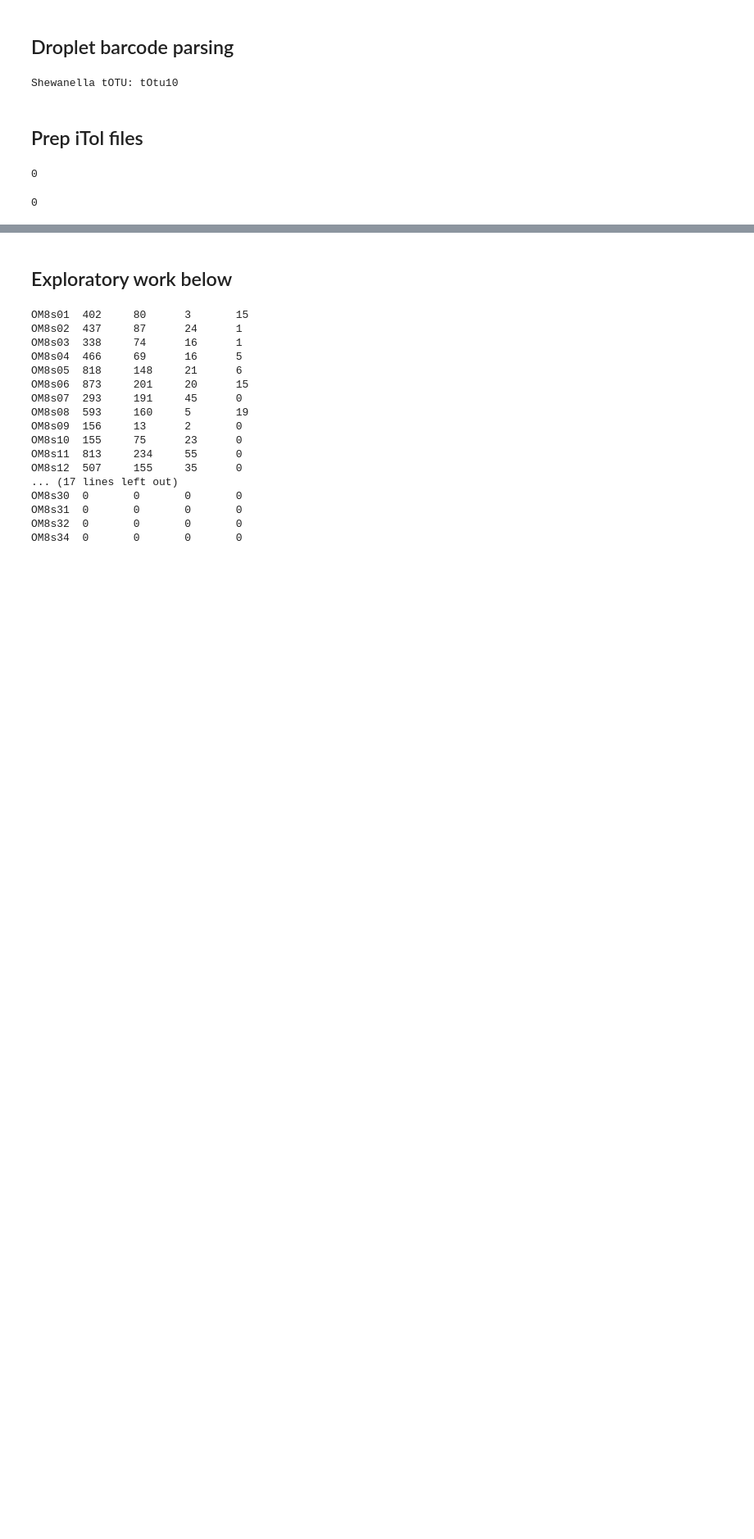
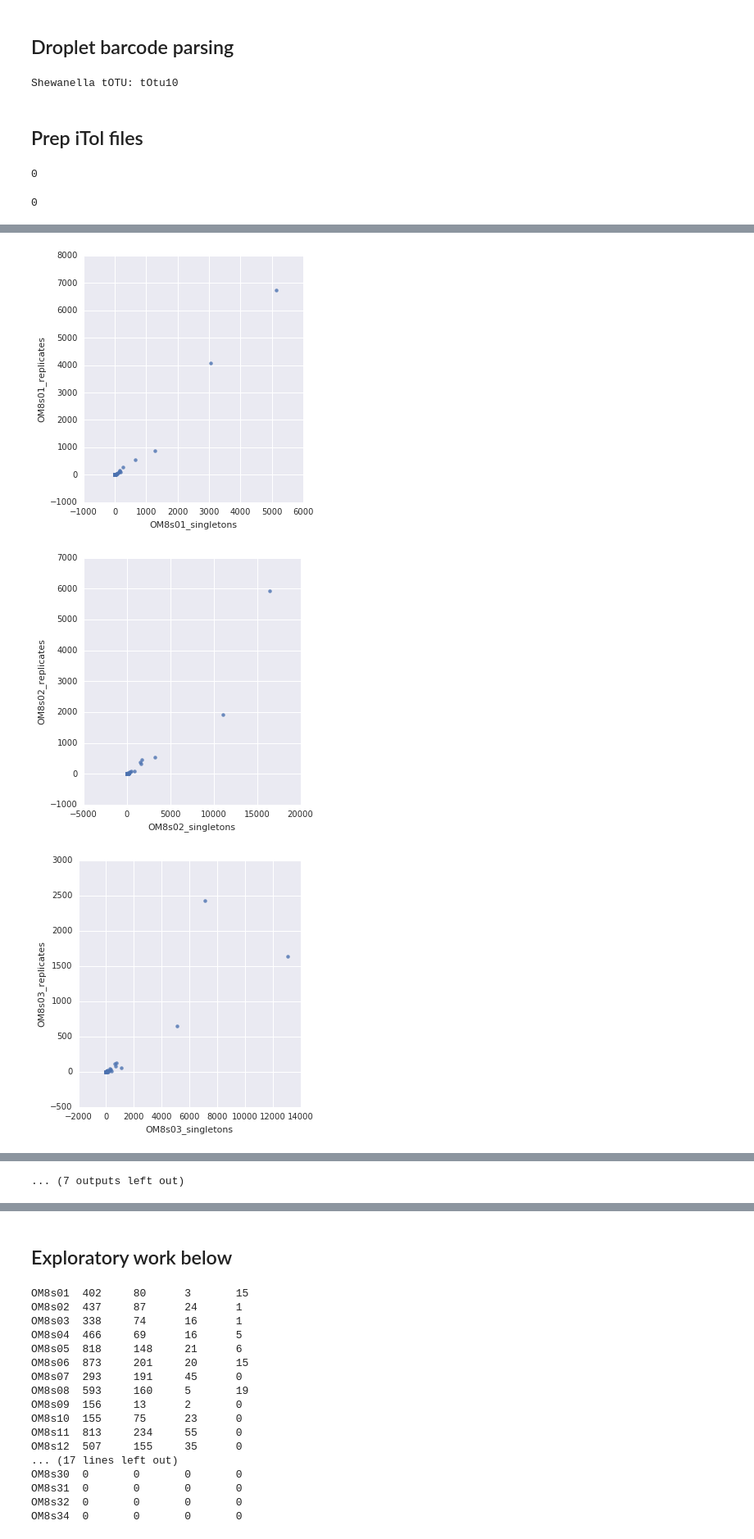
Before and after one commit to sjspence/plaque_barcoding, a Jupyter notebook: jupyter/OM8_pipeline.ipynb, the cells around one changed output, grey strips where cells are left out. Shown: that part at 82% size. Drawn from its saved outputs; the diff is of its cells as text; code cells hidden in the pictures; blank space fills up the shorter version.

Commit message:
Added cells to generate supplementary figures

```diff
--- a/jupyter/OM8_pipeline.ipynb
+++ b/jupyter/OM8_pipeline.ipynb
@@ -298,0 +332,47 @@ eb.itolHover(tOTUdf, dataDir + '09_itol_hover.txt')
+# %%
+#Prepare plot with all samples arrayed together
+n, m = 4, 6
+
+with PdfPages('replicate_singleton_subplots.pdf') as pdf:
+    f, axarr = plt.subplots(n, m, sharex='col', sharey='row', figsize=(15,15))
+    arr_ij = [(x,y) for x,y in np.ndindex(axarr.shape)]
+    subplots = [axarr[index] for index in arr_ij]
+    splot_index = 0
+    for s in sampIDs:
+        if (s not in barcodeDict) or (scatterDf[s + '_s'].sum() < 100):
+            continue
+        posControls = ['OM8s13', 'OM8s14', 'OM8s15', 'OM8s16', 'OM8s17', 'OM8s18']
+        if s in posControls:
+            continue
+        subplots[splot_index].scatter(scatterDf[s + '_s'], scatterDf[s + '_r'])
+        subplots[splot_index].set_title(s)
+        subplots[splot_index].set_xlim
+        #Set axes to start at zero
+        #cur_xlim = subplots[splot_index].get_xlim()
+        #cur_ylim = subplots[splot_index].get_ylim()
+        #subplots[splot_index].set_xlim(0, cur_xlim[1])
+        #subplots[splot_index].set_ylim(0, cur_ylim[1])
+        splot_index += 1
+    for ax in f.axes:
+        matplotlib.pyplot.sca(ax)
+        plt.xticks(rotation=45)
+    f.text(0.5, 0.05, 'Singletons', ha='center')
+    f.text(0.05, 0.5, 'Replicates', va='center', rotation='vertical')
+    pdf.savefig()
+    plt.close(f)
+# %%
+#Prepare plot with samples plotted individually
+with PdfPages('replicate_singleton_individualPlots.pdf') as pdf_pages:
+    for s in sampIDs:
+        if (s not in barcodeDict) or (scatterDf[s + '_s'].sum() < 100):
+            continue
+        posControls = ['OM8s13', 'OM8s14', 'OM8s15', 'OM8s16', 'OM8s17', 'OM8s18']
+        if s in posControls:
+            continue
+        current = sns.lmplot(s + '_s', s + '_r', data=scatterDf, fit_reg=False)
+        current.set(xlabel=s + '_singletons', ylabel=s + '_replicates')
+        pdf_pages.savefig(current.fig)
+# %% [output]
+[figure, added]
+[figure, added]
+[figure, added]
@@ -298,0 +388 @@ eb.itolHover(tOTUdf, dataDir + '09_itol_hover.txt')
+... (7 outputs left out)
```
Also changed, not shown: parts of 8 cells of this notebook.
